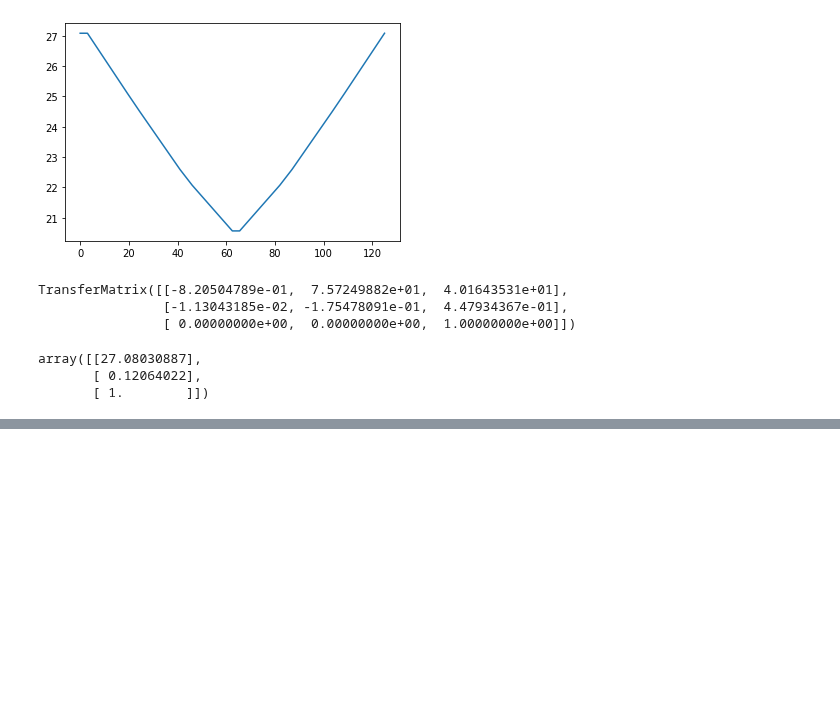
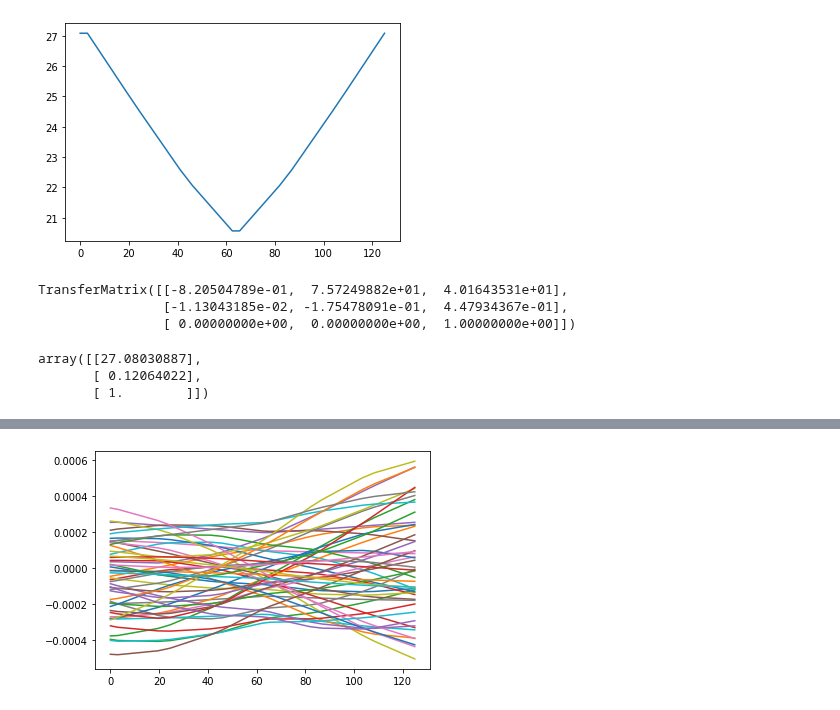
Before and after one commit to loiccoyle/pyaccelerator, a Jupyter notebook: noteboooks/dispersion.ipynb, the cells around one changed output, grey strips where cells are left out. Cells and saved outputs as stored; diff of their text form; code cells hidden in the pictures; blank space fills up the shorter version.

```diff
--- a/noteboooks/dispersion.ipynb
+++ b/noteboooks/dispersion.ipynb
@@ -127,0 +121,3 @@ array([[27.08030887],
+# %%
+beam = Beam(n_particles=50, sigma_energy=1000)
+beam
@@ -127,0 +132,6 @@ array([[27.08030887],
+# %%
+x, x_prime, dp, s = FODO_thick.transport(phasespace=beam.match(FODO_thick.m_h.twiss_solution))
+# %%
+plt.plot(s, x.T);
+# %% [output]
+[figure, added]
```
Also changed, not shown: parts of 14 cells of this notebook.
